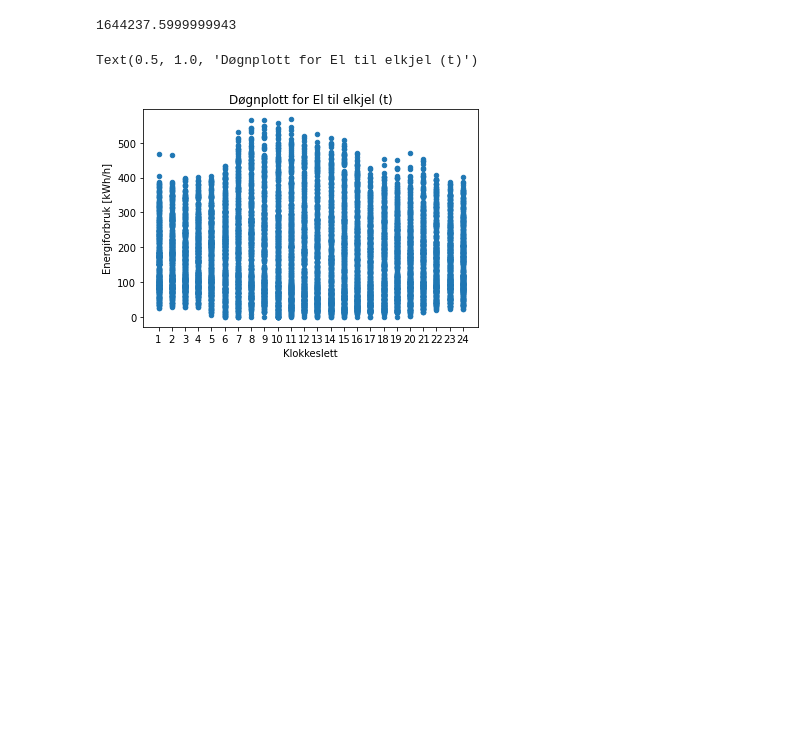
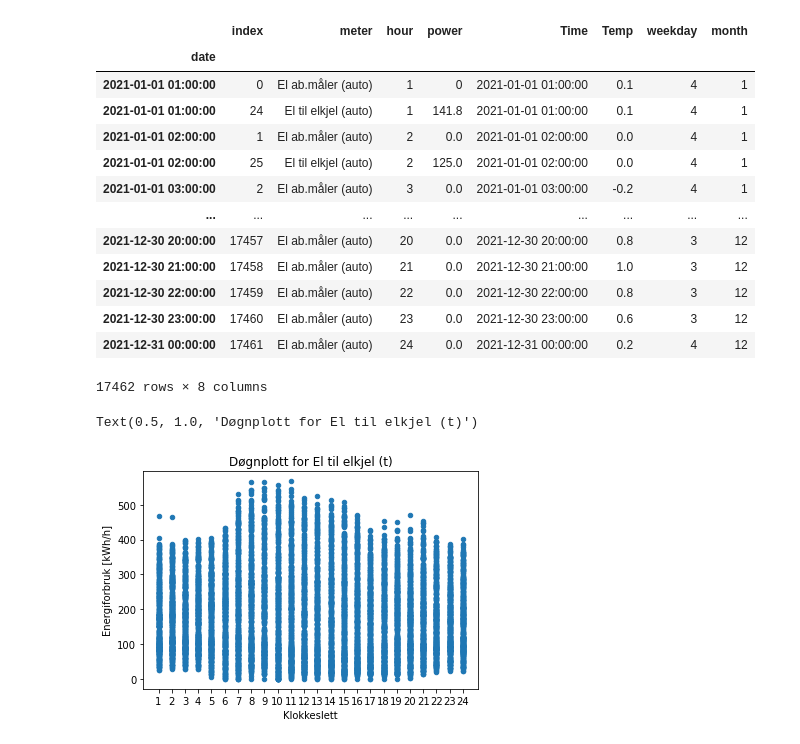
Before and after one commit to andermy/buildingenergy, a Jupyter notebook: analyse_2.ipynb, the cells around one changed output. Saved outputs shown, nothing was run; the diff lists cells and outputs as text; code cells hidden in the pictures; blank space fills up the shorter version.

```diff
--- a/analyse_2.ipynb
+++ b/analyse_2.ipynb
@@ -63,7 +63,20 @@ Text(0.5, 1.0, 'Energiforbruk 2021 for El til elkjel (t)')
 # %%
-power[power['meter']==meter]['power'].sum()
+power
 # %% [output]
+|  | index | meter | hour | power | Time | Temp | weekday | month |
+| date |  |  |  |  |  |  |  |  |
+| 2021-01-01 01:00:00 | 0 | El ab.måler (auto) | 1 | 0 | 2021-01-01 01:00:00 | 0.1 | 4 | 1 |
+| 2021-01-01 01:00:00 | 24 | El til elkjel (auto) | 1 | 141.8 | 2021-01-01 01:00:00 | 0.1 | 4 | 1 |
+| 2021-01-01 02:00:00 | 1 | El ab.måler (auto) | 2 | 0.0 | 2021-01-01 02:00:00 | 0.0 | 4 | 1 |
+| 2021-01-01 02:00:00 | 25 | El til elkjel (auto) | 2 | 125.0 | 2021-01-01 02:00:00 | 0.0 | 4 | 1 |
+| 2021-01-01 03:00:00 | 2 | El ab.måler (auto) | 3 | 0.0 | 2021-01-01 03:00:00 | -0.2 | 4 | 1 |
+| ... | ... | ... | ... | ... | ... | ... | ... | ... |
+| 2021-12-30 20:00:00 | 17457 | El ab.måler (auto) | 20 | 0.0 | 2021-12-30 20:00:00 | 0.8 | 3 | 12 |
+| 2021-12-30 21:00:00 | 17458 | El ab.måler (auto) | 21 | 0.0 | 2021-12-30 21:00:00 | 1.0 | 3 | 12 |
+| 2021-12-30 22:00:00 | 17459 | El ab.måler (auto) | 22 | 0.0 | 2021-12-30 22:00:00 | 0.8 | 3 | 12 |
+| 2021-12-30 23:00:00 | 17460 | El ab.måler (auto) | 23 | 0.0 | 2021-12-30 23:00:00 | 0.6 | 3 | 12 |
+| 2021-12-31 00:00:00 | 17461 | El ab.måler (auto) | 24 | 0.0 | 2021-12-31 00:00:00 | 0.2 | 4 | 12 |
-1644237.5999999943
+17462 rows × 8 columns
 # %%
 # Døgnplott for valgt måler
 power[power['meter']==meter].plot.scatter(x='hour', y='power');
```
Also changed, not shown: parts of 4 cells of this notebook, 5 other files.
